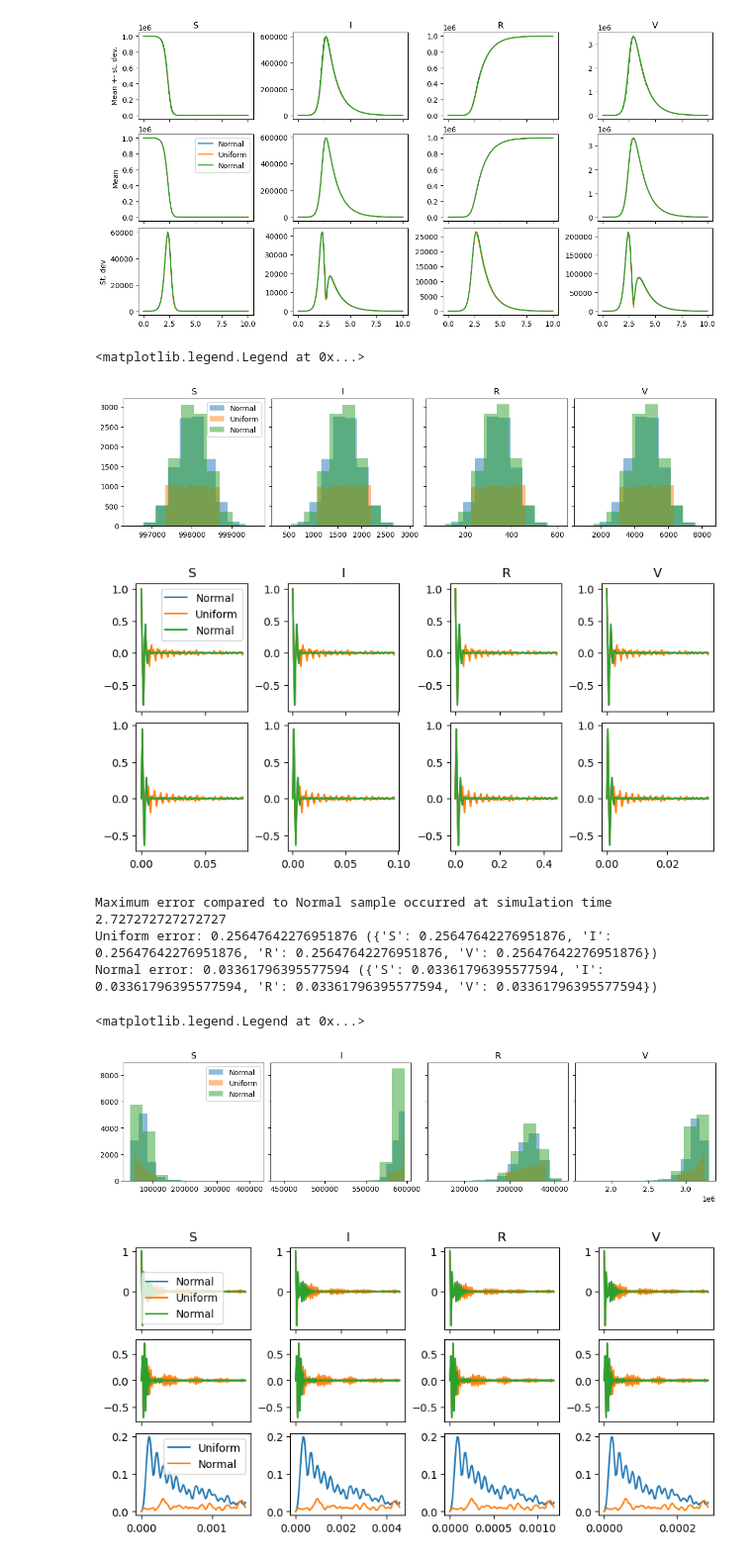
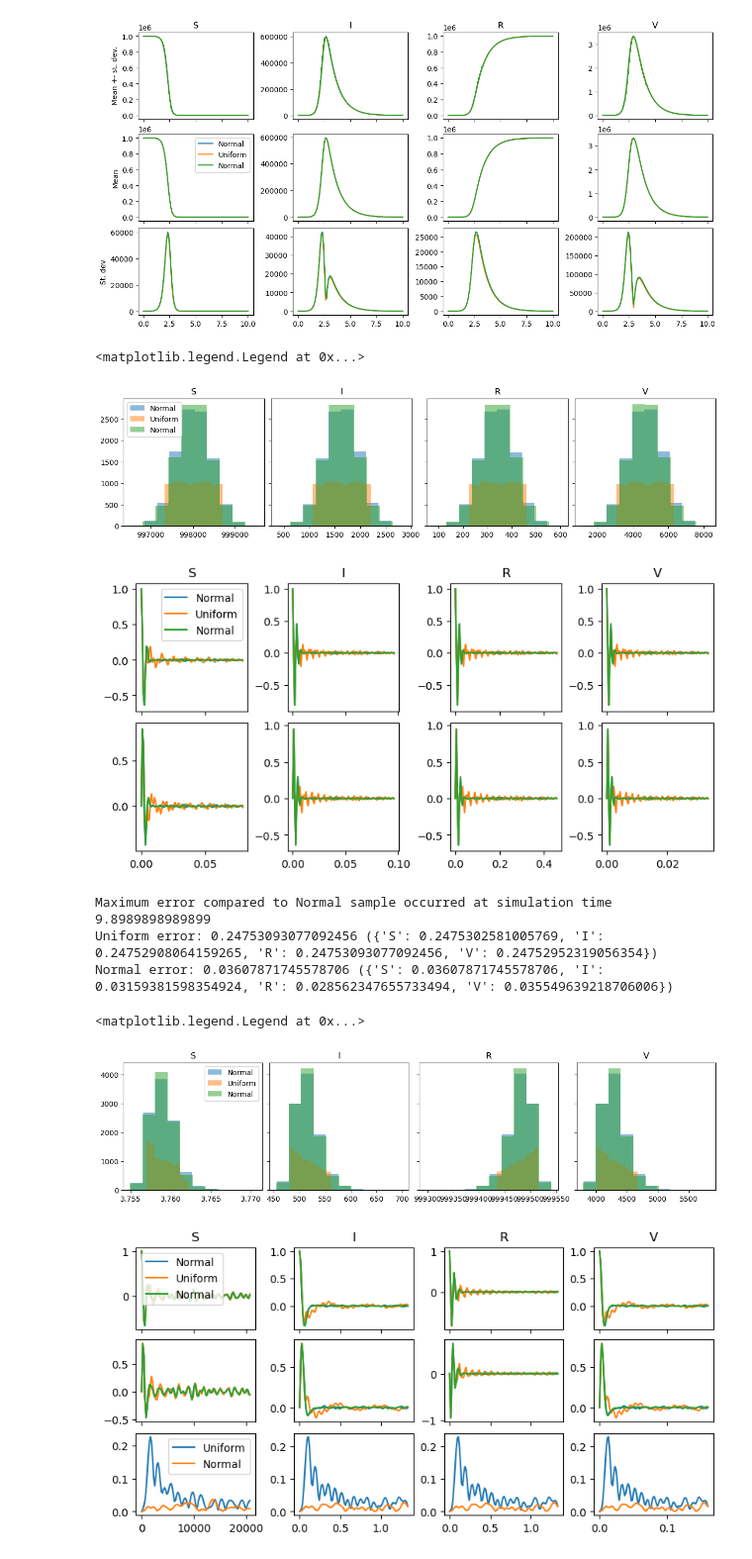
Before and after one commit to tjsego/libSSR, a Jupyter notebook: examples/python/notebooks/sir.ipynb, the cells around one changed output. Shown at 99% size. Drawn from its saved outputs; the diff is of its cells as text; code cells hidden in the pictures.

```diff
--- a/examples/python/notebooks/sir.ipynb
+++ b/examples/python/notebooks/sir.ipynb
@@ -130,14 +130,14 @@ eval_t_all = {n: [0.0] * num_steps for n in model_names}
 
 for name in model_names:
     for i in range(num_steps):
-        eval_t_all[name][i] = sbsr.get_eval_info_times(num_evals, sbsr.eval_final(results_all[0][n][:, i].T[:], num_pers))
+        eval_t_all[name][i] = libssr.get_eval_info_times(num_evals, libssr.eval_final(results_all[0][name][:, i].T[:], num_pers))
 
 for j in range(len(results_all)):
     ecf_j = {}
     for name in model_names:
         ecf_n = np.ndarray((num_steps, num_evals, 2), dtype=float)
         for i in range(num_steps):
-            ecf_n[i, :, :] = sbsr.ecf(results_all[j][n][:, i].T, eval_t_all[name][i]).copy()
+            ecf_n[i, :, :] = libssr.ecf(results_all[j][name][:, i].T, eval_t_all[name][i]).copy()
         ecf_j[name] = ecf_n.copy()
     ecf_all.append(ecf_j)
 # %%
@@ -152,7 +152,7 @@ ax[0].legend(dist_labels)
 
 fig, ax = plt.subplots(2, len(model_names), figsize=(8.0, 4.0), layout='compressed', sharex='col')
 for i, name in enumerate(model_names):
-    eval_t = sbsr.get_eval_info_times(num_evals, sbsr.eval_final(results_all[0][name].T[step_oi, :], num_pers))
+    eval_t = libssr.get_eval_info_times(num_evals, libssr.eval_final(results_all[0][name].T[step_oi, :], num_pers))
 
     for j, ecf_j in enumerate(ecf_all):
         ax[0][i].plot(eval_t, ecf_j[name][step_oi, :, 0], label=dist_labels[j])
@@ -162,8 +162,8 @@ for i, name in enumerate(model_names):
 ax[0][0].legend(dist_labels)
 # %% [output]
 <matplotlib.legend.Legend at 0x...>
-[figure, old version]
+[figure, new version]
-[figure, old version]
+[figure, new version]
 # %%
 ecf_diff = []
 err_max_idx = 0
@@ -173,7 +173,7 @@ for j, ecf_j in enumerate(ecf_all[1:]):
     for name in model_names:
         ecf_diff_name = 0.0
         for i in range(num_steps):
-            err_ij = sbsr.ecf_compare(ecf_all[0][name][i, :], ecf_j[name][i, :])
+            err_ij = libssr.ecf_compare(ecf_all[0][name][i, :], ecf_j[name][i, :])
             ecf_diff_name = max(ecf_diff_name, err_ij)
             if j == 1 and err_ij > err_max_val:
                 err_max_val = err_ij
@@ -185,33 +185,33 @@ print(f'Maximum error compared to Normal sample occurred at simulation time {res
 for j in range(len(ecf_diff)):
     print(f'{dist_labels[j+1]} error: {max(ecf_diff[j].values())} ({ecf_diff[j]})')
 # %% [output]
-Maximum error compared to Normal sample occurred at simulation time 2.727272727272727
-Uniform error: 0.25647642276951876 ({'S': 0.25647642276951876, 'I': 0.25647642276951876, 'R': 0.25647642276951876, 'V': 0.25647642276951876})
-Normal error: 0.03361796395577594 ({'S': 0.03361796395577594, 'I': 0.03361796395577594, 'R': 0.03361796395577594, 'V': 0.03361796395577594})
+Maximum error compared to Normal sample occurred at simulation time 9.8989898989899
+Uniform error: 0.24753093077092456 ({'S': 0.2475302581005769, 'I': 0.24752908064159265, 'R': 0.24753093077092456, 'V': 0.24752952319056354})
+Normal error: 0.03607871745578706 ({'S': 0.03607871745578706, 'I': 0.03159381598354924, 'R': 0.028562347655733494, 'V': 0.035549639218706006})
 # %%
 fig, ax = plt.subplots(1, len(model_names), figsize=(12.0, 3.0), layout='compressed', sharey=True)
 for i, name in enumerate(model_names):
     for res in results_all:
         ax[i].hist(res[name][:, err_max_idx], alpha=0.5)
     ax[i].set_title(name)
 ax[0].legend(dist_labels)
 
 fig, ax = plt.subplots(3, len(model_names), figsize=(8.0, 4.0), layout='compressed', sharex='col')
 for i, name in enumerate(model_names):
-    eval_t = sbsr.get_eval_info_times(num_evals, sbsr.eval_final(results_all[0][name][:, err_max_idx].T, num_pers))
+    eval_t = libssr.get_eval_info_times(num_evals, libssr.eval_final(results_all[0][name][:, err_max_idx].T, num_pers))
 
     for j, ecf_j in enumerate(ecf_all):
         ax[0][i].plot(eval_t, ecf_j[name][err_max_idx, :, 0], label=dist_labels[j])
         ax[1][i].plot(eval_t, ecf_j[name][err_max_idx, :, 1], label=dist_labels[j])
 
         if j > 0:
             err = np.sqrt(np.square(ecf_j[name][err_max_idx, :, 0] - ecf_all[0][name][err_max_idx, :, 0]) + np.square(ecf_j[name][err_max_idx, :, 1] - ecf_all[0][name][err_max_idx, :, 1]))
             ax[2][i].plot(eval_t, err, label=dist_labels[j])
 
     ax[0][i].set_title(name)
 ax[0][0].legend(dist_labels)
 ax[2][0].legend(dist_labels[1:])
 # %% [output]
 <matplotlib.legend.Legend at 0x...>
-[figure, old version]
+[figure, new version]
-[figure, old version]
+[figure, new version]
```
Also changed, not shown: parts of 1 cell of this notebook, 15 other files.
